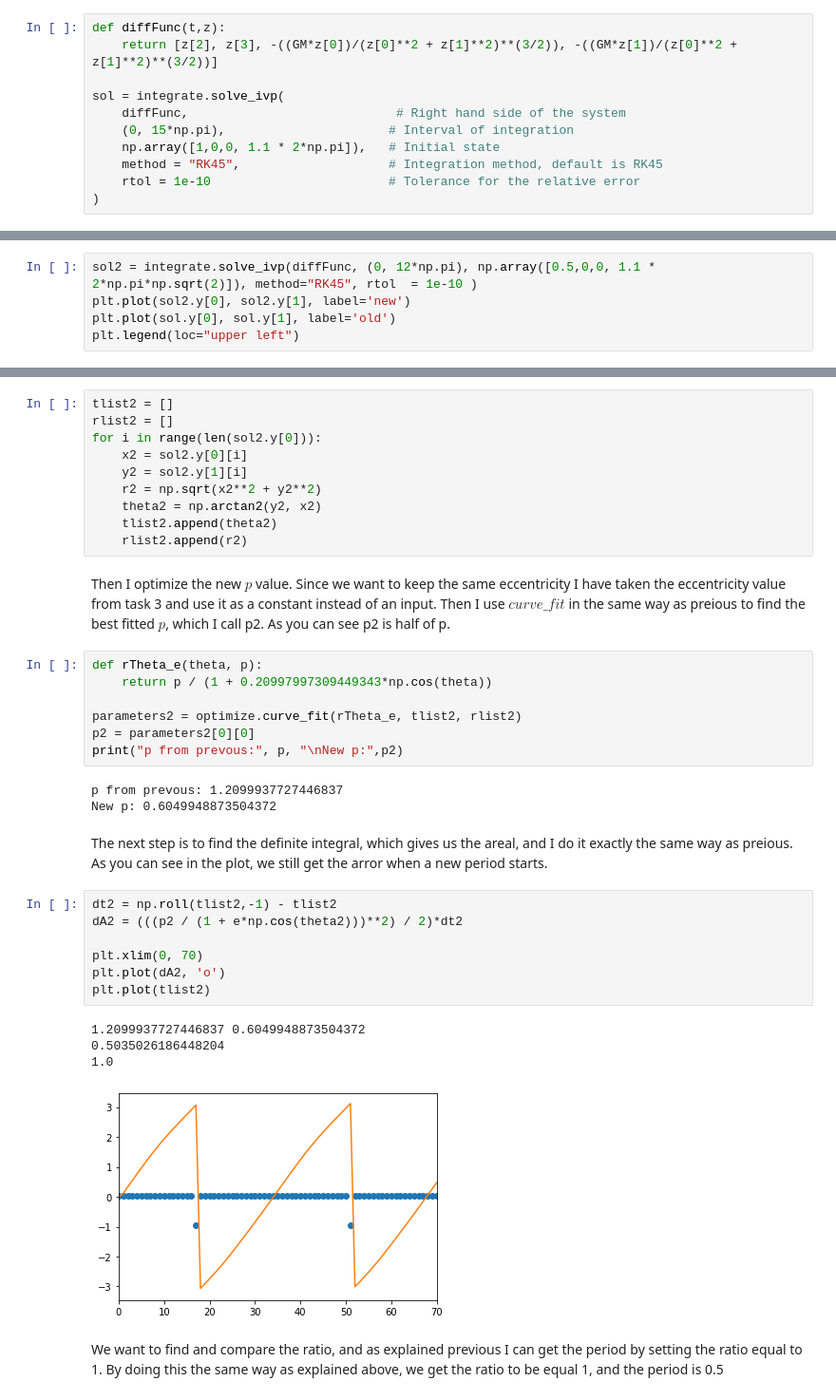
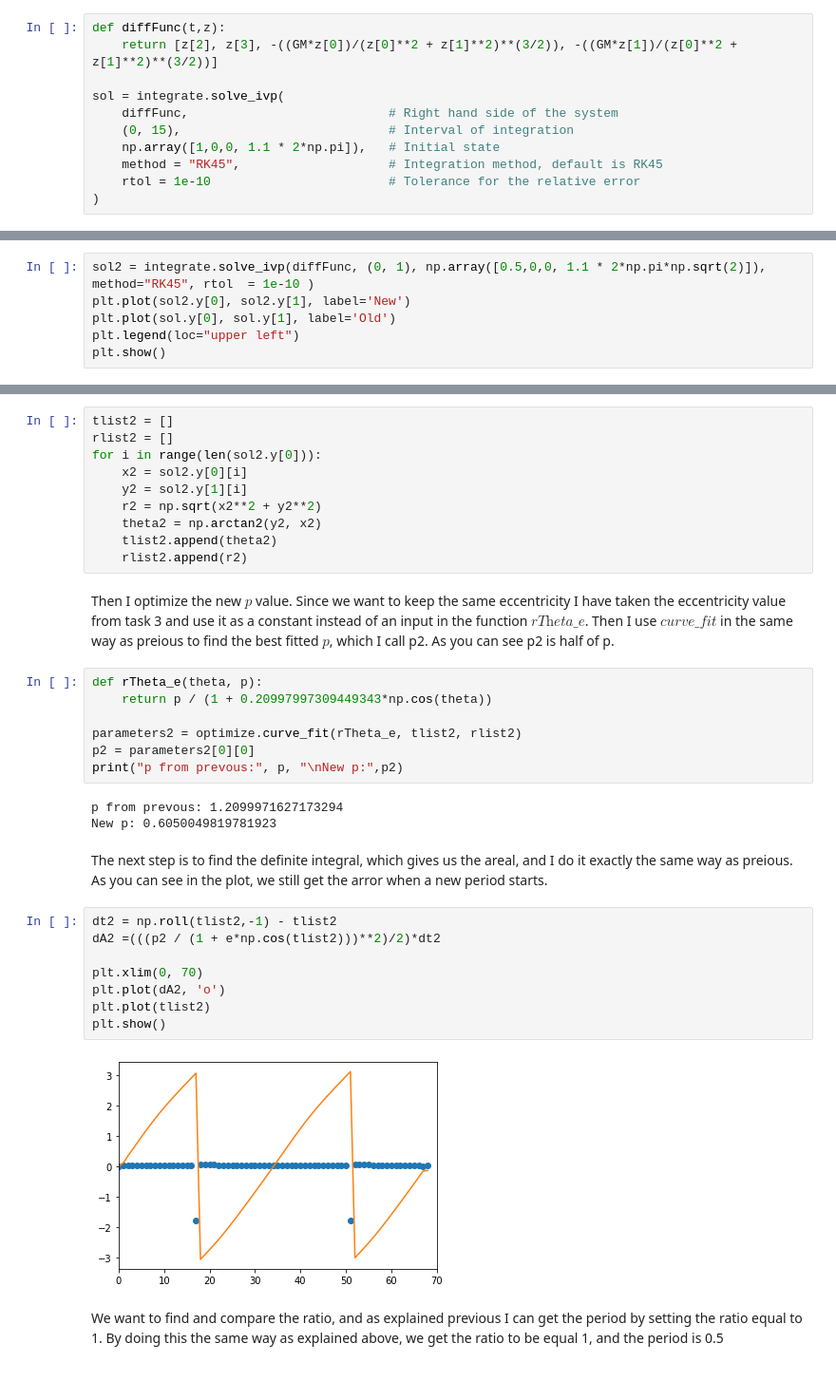
Before and after one commit to froydis98/NumeriskModellering, a Jupyter notebook: Handin2/Assignment2.ipynb, the cells around one changed output, grey strips where cells are left out. Shown at 95% size. Drawn from its saved outputs; the diff is of its cells as text.

```diff
--- a/Handin2/Assignment2.ipynb
+++ b/Handin2/Assignment2.ipynb
@@ -136,8 +136,8 @@ def diffFunc(t,z):
     return [z[2], z[3], -((GM*z[0])/(z[0]**2 + z[1]**2)**(3/2)), -((GM*z[1])/(z[0]**2 + z[1]**2)**(3/2))]
 
 sol = integrate.solve_ivp(
-    diffFunc,                            # Right hand side of the system
-    (0, 15*np.pi),                      # Interval of integration
+    diffFunc,                           # Right hand side of the system
+    (0, 15),                            # Interval of integration
     np.array([1,0,0, 1.1 * 2*np.pi]),   # Initial state
     method = "RK45",                    # Integration method, default is RK45
     rtol = 1e-10                        # Tolerance for the relative error
@@ -322,6 +337,7 @@ Because of lack of creativity, the namesetting on variables related to the new o
 # %%
-sol2 = integrate.solve_ivp(diffFunc, (0, 12*np.pi), np.array([0.5,0,0, 1.1 * 2*np.pi*np.sqrt(2)]), method="RK45", rtol  = 1e-10 )
-plt.plot(sol2.y[0], sol2.y[1], label='new')
-plt.plot(sol.y[0], sol.y[1], label='old')
+sol2 = integrate.solve_ivp(diffFunc, (0, 1), np.array([0.5,0,0, 1.1 * 2*np.pi*np.sqrt(2)]), method="RK45", rtol  = 1e-10 )
+plt.plot(sol2.y[0], sol2.y[1], label='New')
+plt.plot(sol.y[0], sol.y[1], label='Old')
 plt.legend(loc="upper left")
+plt.show()
 # %% [output]
@@ -340,7 +355,7 @@ for i in range(len(sol2.y[0])):
     tlist2.append(theta2)
     rlist2.append(r2)
 # %% [markdown]
-Then I optimize the new $p$ value. Since we want to keep the same eccentricity I have taken the eccentricity value from task 3 and use it as a constant instead of an input. Then I use $\textit{curve_fit}$ in the same way as preious to find the best fitted $p$, which I call p2. As you can see p2 is half of p.
+Then I optimize the new $p$ value. Since we want to keep the same eccentricity I have taken the eccentricity value from task 3 and use it as a constant instead of an input in the function $\textit{rTheta_e}$. Then I use $\textit{curve_fit}$ in the same way as preious to find the best fitted $p$, which I call p2. As you can see p2 is half of p.
 # %%
 def rTheta_e(theta, p):
     return p / (1 + 0.20997997309449343*np.cos(theta))
@@ -349,22 +364,20 @@ parameters2 = optimize.curve_fit(rTheta_e, tlist2, rlist2)
 p2 = parameters2[0][0]
 print("p from prevous:", p, "\nNew p:",p2)
 # %% [output]
-p from prevous: 1.2099937727446837
-New p: 0.6049948873504372
+p from prevous: 1.2099971627173294
+New p: 0.6050049819781923
 # %% [markdown]
 The next step is to find the definite integral, which gives us the areal, and I do it exactly the same way as preious. As you can see in the plot, we still get the arror when a new period starts.
 # %%
 dt2 = np.roll(tlist2,-1) - tlist2
-dA2 = (((p2 / (1 + e*np.cos(theta2)))**2) / 2)*dt2
+dA2 =(((p2 / (1 + e*np.cos(tlist2)))**2)/2)*dt2
 
 plt.xlim(0, 70)
 plt.plot(dA2, 'o')
 plt.plot(tlist2)
+plt.show()
 # %% [output]
-1.2099937727446837 0.6049948873504372
-0.5035026186448204
-1.0
-[figure, old version]
+[figure, new version]
 # %% [markdown]
 We want to find and compare the ratio, and as explained previous I can get the period by setting the ratio equal to 1. By doing this the same way as explained above, we get the ratio to be equal 1, and the period is 0.5
 # %%
```
Also changed, not shown: parts of 32 cells of this notebook.
